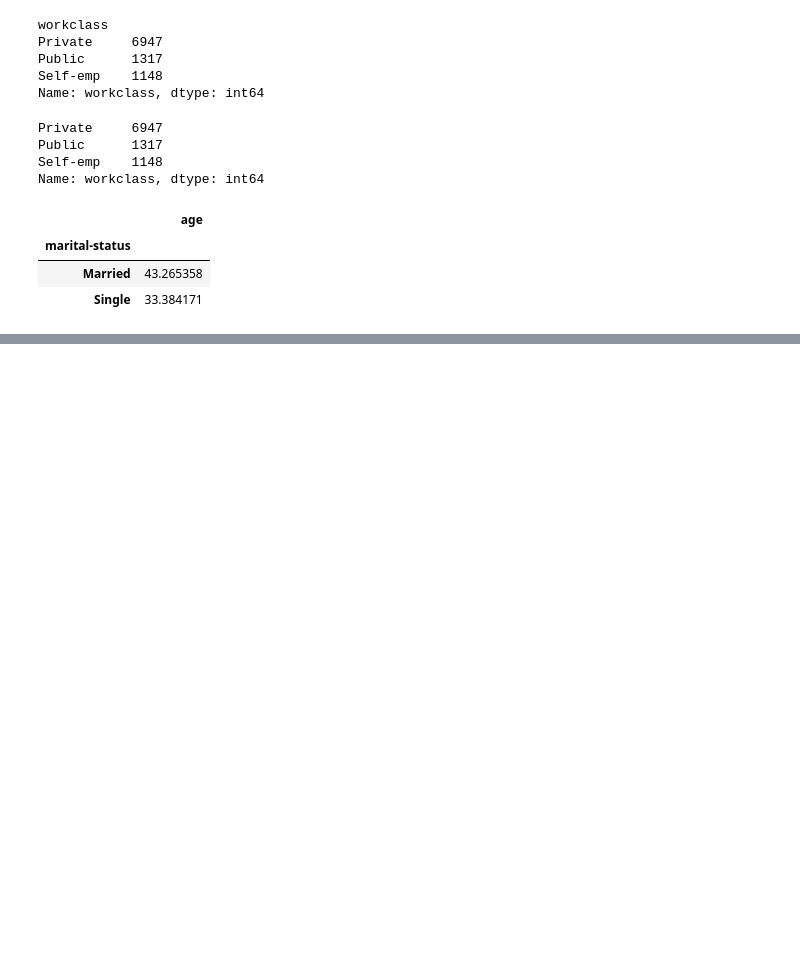
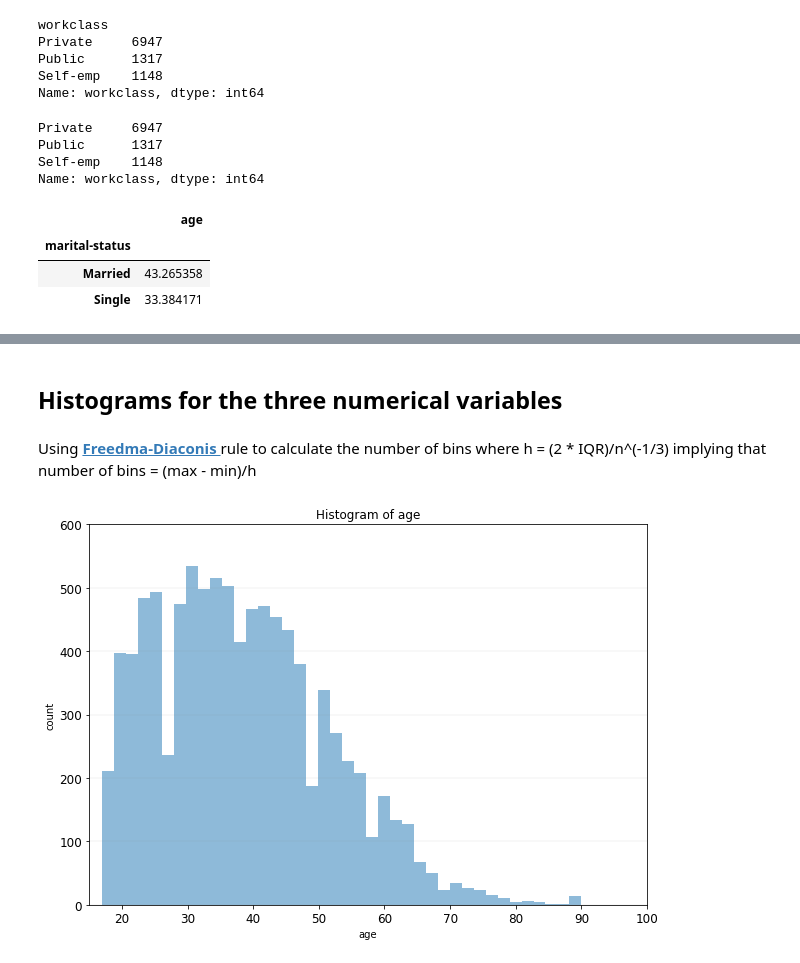
Before and after one commit to Ron256/DSC478MachineLearning, a Jupyter notebook: Notebooks/HomeWorkAssignments/ProgrammingMachineLearningAssignment1.ipynb, the cells around one changed output, grey strips where cells are left out. Drawn from its saved outputs; the diff is of its cells as text; code cells hidden in the pictures; blank space fills up the shorter version.

```diff
--- a/Notebooks/HomeWorkAssignments/ProgrammingMachineLearningAssignment1.ipynb
+++ b/Notebooks/HomeWorkAssignments/ProgrammingMachineLearningAssignment1.ipynb
@@ -192,0 +233,15 @@ df[['marital-status', 'age']].groupby(['marital-status']).mean()
+# %% [markdown]
+## Histograms for the three numerical variables
+# %% [markdown]
+<p>Using <a href="https://en.wikipedia.org/wiki/Freedman%E2%80%93Diaconis_rule"><strong>Freedma-Diaconis </strong></a>rule to calculate the number of bins where h = (2 * IQR)/n^(-1/3) implying that number of bins = (max - min)/h</p>
+# %%
+hs = plt.subplots(figsize=(10,7))
+plt.hist(df['age'], bins = 40, alpha = 0.5)
+plt.xlabel('age')
+plt.ylabel('count')
+plt.title('Histogram of age')
+plt.axis([15, 100,  0, 600])
+plt.grid(color='grey', axis='y', linestyle='-', linewidth=0.2, alpha=0.5)
+plt.tick_params(labelsize=12)
+# %% [output]
+[figure, added]
```
Also changed, not shown: parts of 20 cells of this notebook.
